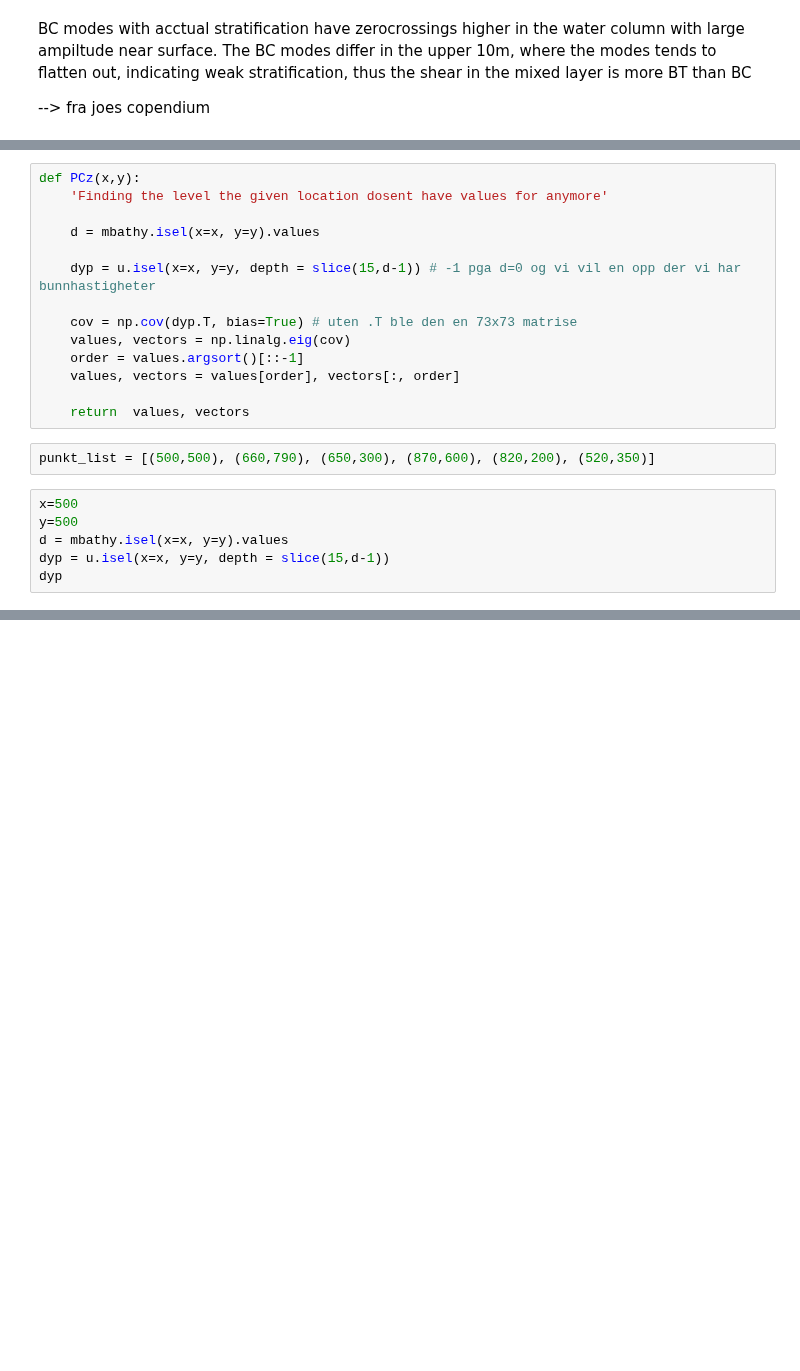
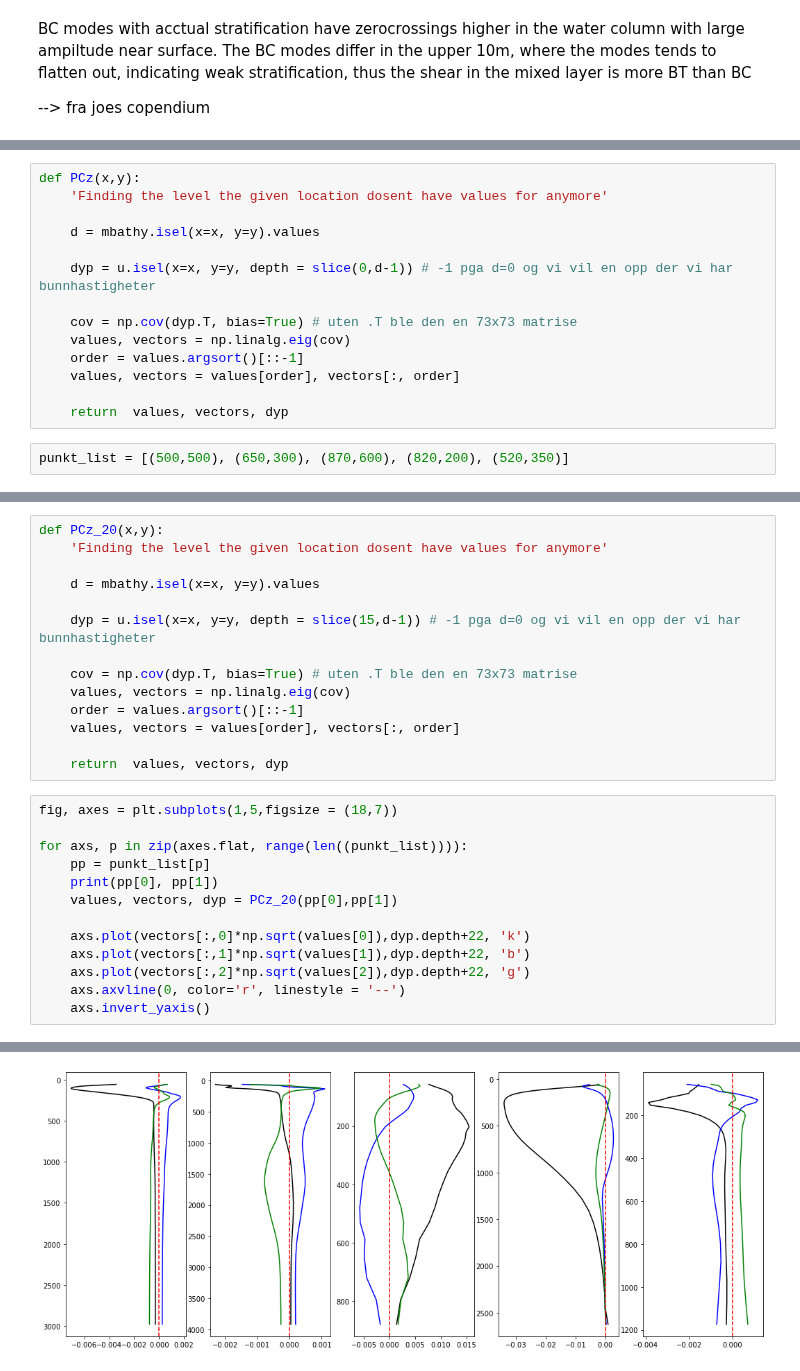
Before and after one commit to kaje2301/Master_2022, a Jupyter notebook: PCz_calculation.ipynb, the cells around one changed output, grey strips where cells are left out. Saved outputs shown, nothing was run; the diff lists cells and outputs as text; blank space fills up the shorter version.

```diff
--- a/PCz_calculation.ipynb
+++ b/PCz_calculation.ipynb
@@ -232,19 +232,13 @@ def PCz(x,y):
 
     d = mbathy.isel(x=x, y=y).values
 
-    dyp = u.isel(x=x, y=y, depth = slice(15,d-1)) # -1 pga d=0 og vi vil en opp der vi har bunnhastigheter
+    dyp = u.isel(x=x, y=y, depth = slice(0,d-1)) # -1 pga d=0 og vi vil en opp der vi har bunnhastigheter
 
     cov = np.cov(dyp.T, bias=True) # uten .T ble den en 73x73 matrise
     values, vectors = np.linalg.eig(cov)
     order = values.argsort()[::-1]
     values, vectors = values[order], vectors[:, order]
 
-    return  values, vectors
+    return  values, vectors, dyp
 # %%
-punkt_list = [(500,500), (660,790), (650,300), (870,600), (820,200), (520,350)]
+punkt_list = [(500,500), (650,300), (870,600), (820,200), (520,350)]
-# %%
-x=500
-y=500
-d = mbathy.isel(x=x, y=y).values
-dyp = u.isel(x=x, y=y, depth = slice(15,d-1))
-dyp
@@ -336,0 +265,28 @@ for p in range(len(punkt_list)):
+# %%
+def PCz_20(x,y):
+    'Finding the level the given location dosent have values for anymore'
+
+    d = mbathy.isel(x=x, y=y).values
+
+    dyp = u.isel(x=x, y=y, depth = slice(15,d-1)) # -1 pga d=0 og vi vil en opp der vi har bunnhastigheter
+
+    cov = np.cov(dyp.T, bias=True) # uten .T ble den en 73x73 matrise
+    values, vectors = np.linalg.eig(cov)
+    order = values.argsort()[::-1]
+    values, vectors = values[order], vectors[:, order]
+
+    return  values, vectors, dyp
+# %%
+fig, axes = plt.subplots(1,5,figsize = (18,7))
+
+for axs, p in zip(axes.flat, range(len((punkt_list)))):
+    pp = punkt_list[p]
+    print(pp[0], pp[1])
+    values, vectors, dyp = PCz_20(pp[0],pp[1])
+
+    axs.plot(vectors[:,0]*np.sqrt(values[0]),dyp.depth+22, 'k')
+    axs.plot(vectors[:,1]*np.sqrt(values[1]),dyp.depth+22, 'b')
+    axs.plot(vectors[:,2]*np.sqrt(values[2]),dyp.depth+22, 'g')
+    axs.axvline(0, color='r', linestyle = '--')
+    axs.invert_yaxis()
+# %% [output]
@@ -336,0 +298 @@ for p in range(len(punkt_list)):
+[figure, added]
```
Also changed, not shown: parts of 8 cells of this notebook, 3 other files.
